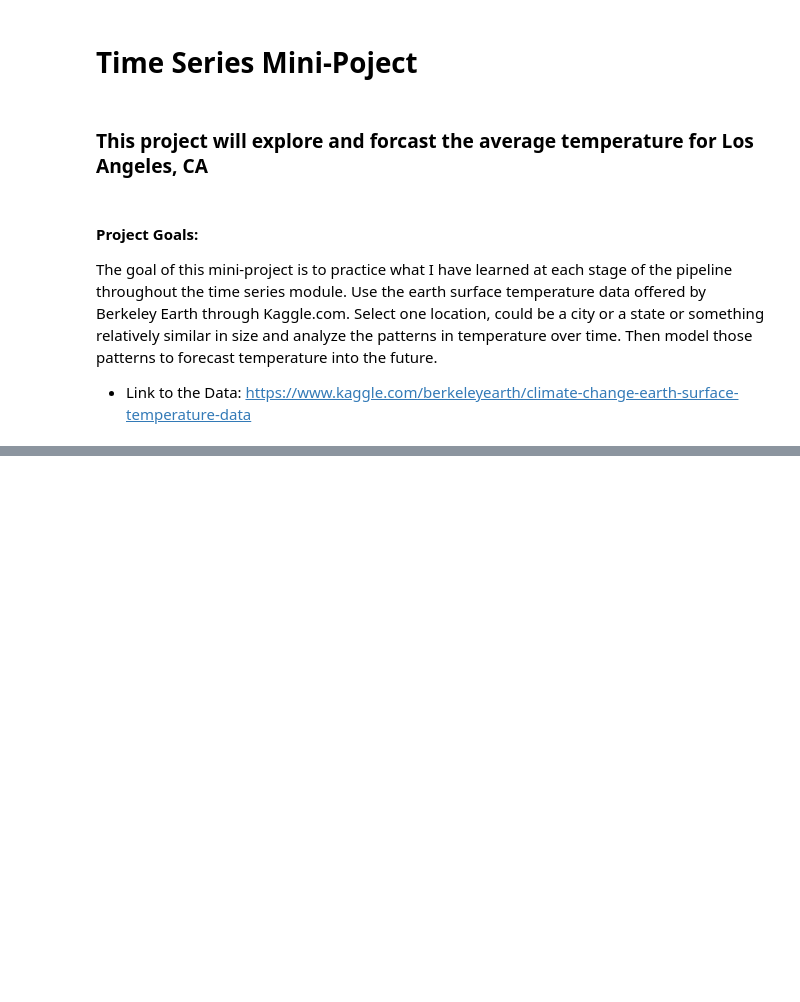
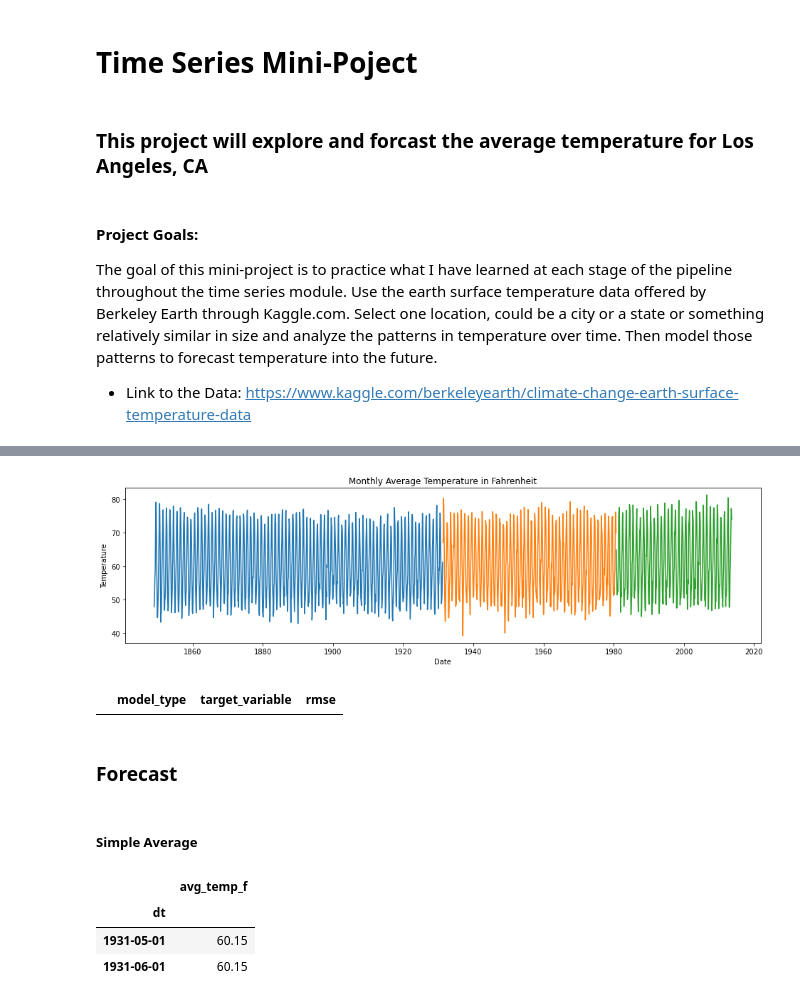
Before and after one commit to jeffakins/time_series, a Jupyter notebook: timeseries_mini_project.ipynb, the cells around one changed output, grey strips where cells are left out. Drawn from its saved outputs; the diff is of its cells as text; code cells hidden in the pictures; blank space fills up the shorter version.

```diff
--- a/timeseries_mini_project.ipynb
+++ b/timeseries_mini_project.ipynb
@@ -45,0 +114,17 @@ la_wx.head()
+# %%
+# compute num of rows that are 50% of total rows and assign to variable train_size
+train_size = int(len(la_wx) * .5)
+
+# compute num of rows that are 30% of total rows and assign to variable validate_size
+validate_size = int(len(la_wx) * .3)
+
+# make test_size the number of rows remaining (test_size = total # of rows - train_size - validate_size)
+test_size = int(len(la_wx) - train_size - validate_size)
+
+# compute the row number at which the switch from validate to test happens.
+validate_end_index = train_size + validate_size
+
+# split into train, validation, test
+train = la_wx[: train_size]
+validate = la_wx[train_size : validate_end_index]
+test = la_wx[validate_end_index :]
@@ -45,0 +158,12 @@ la_wx.head()
+# %%
+# plot the data points, color by train, validate, test
+plt.figure(figsize=(16, 4))
+sns.lineplot(x="dt", y="avg_temp_f", data=train)
+sns.lineplot(x="dt", y="avg_temp_f", data=validate)
+sns.lineplot(x="dt", y="avg_temp_f", data=test)
+plt.xlabel('Date')
+plt.ylabel('Temperature')
+plt.title('Monthly Average Temperature in Fahrenheit')
+plt.show()
+# %% [output]
+[figure, added]
@@ -45,0 +173,4 @@ la_wx.head()
+# %%
+eval_df
+# %% [output]
+|  | model_type | target_variable | rmse |
@@ -45,0 +203,4 @@ la_wx.head()
+# %% [markdown]
+### Forecast
+# %% [markdown]
+##### Simple Average
@@ -45,0 +214,8 @@ la_wx.head()
+# %%
+yhat_df = make_predictions(temps)
+yhat_df.head(2)
+# %% [output]
+|  | avg_temp_f |
+| dt |  |
+| 1931-05-01 | 60.15 |
+| 1931-06-01 | 60.15 |
```
Also changed, not shown: parts of 19 cells of this notebook, 1 other file.
